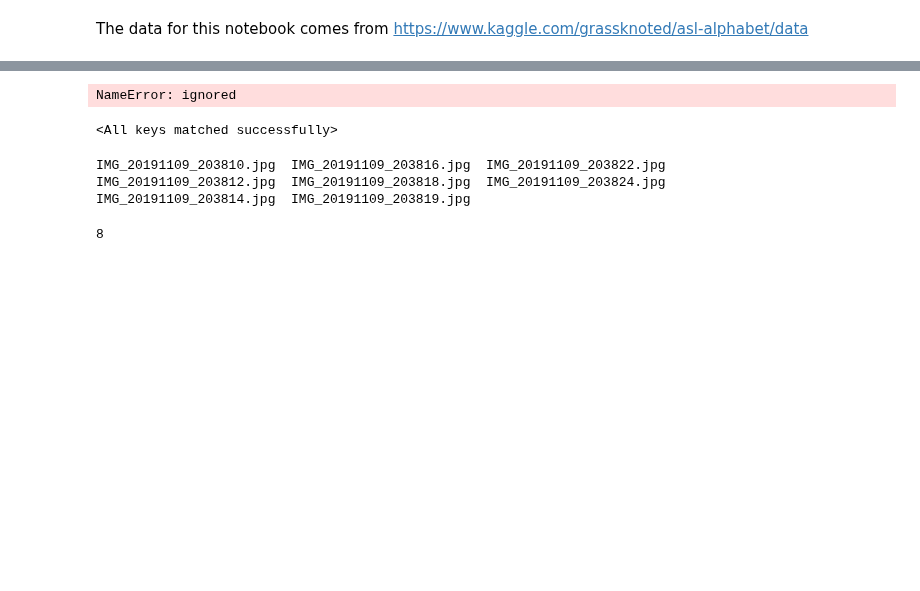
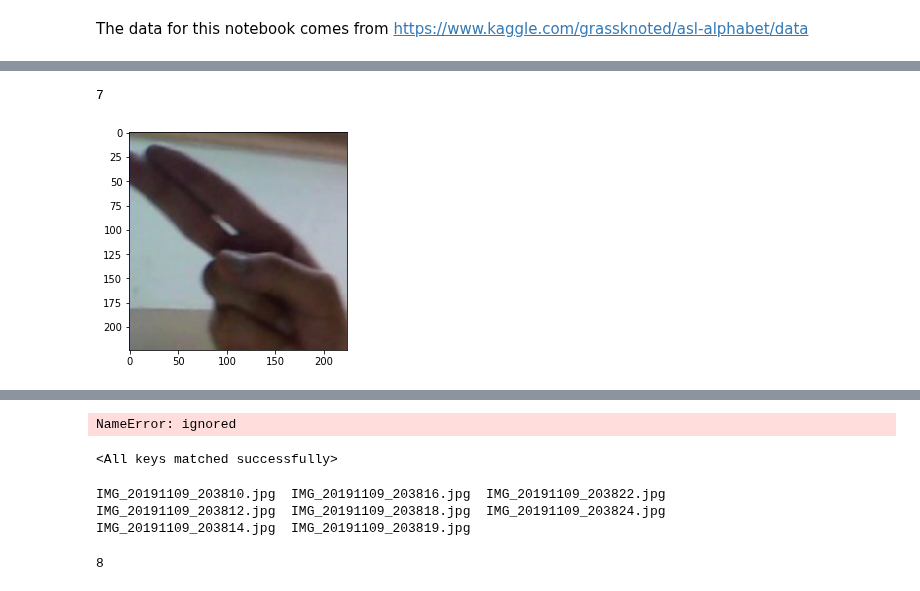
Before and after one commit to kennethac/ASL-Translator, a Jupyter notebook: kaggle-asl-alphabet/Kaggle_ASL_Alphabet.ipynb, the cells around one changed output, grey strips where cells are left out. Saved outputs shown, nothing was run; the diff lists cells and outputs as text; code cells hidden in the pictures; blank space fills up the shorter version.

```diff
--- a/kaggle-asl-alphabet/Kaggle_ASL_Alphabet.ipynb
+++ b/kaggle-asl-alphabet/Kaggle_ASL_Alphabet.ipynb
@@ -107 +98,31 @@ dataset = ASLDataset(root_dir, train_dir, size=128)
+# %%
+dataset = torchvision.datasets.ImageFolder(
+          '/content/asl_alphabet_train/asl_alphabet_train',
+          transform = transforms.Compose(
+              [
+               transforms.RandomResizedCrop(224),
+               transforms.RandomHorizontalFlip(),
+               transforms.ToTensor(),
+               transforms.Normalize(mean=[0.485, 0.456, 0.406],
+                                 std=[0.229, 0.224, 0.225])
+               ]))
+# %%
+def imshow(inp, title=None):
+    """Imshow for Tensor."""
+    inp = inp.numpy().transpose((1, 2, 0))
+    mean = np.array([0.485, 0.456, 0.406])
+    std = np.array([0.229, 0.224, 0.225])
+    inp = std * inp + mean
+    inp = np.clip(inp, 0, 1)
+    plt.imshow(inp)
+    if title is not None:
+        plt.title(title)
+    plt.pause(0.001)  # pause a bit so that plots are updated
+# %%
+x, y = dataset[23421]
+print(y)
+imshow(x)
+# %% [output]
+7
+[figure, added]
 # %%
```
Also changed, not shown: parts of 10 cells of this notebook.
